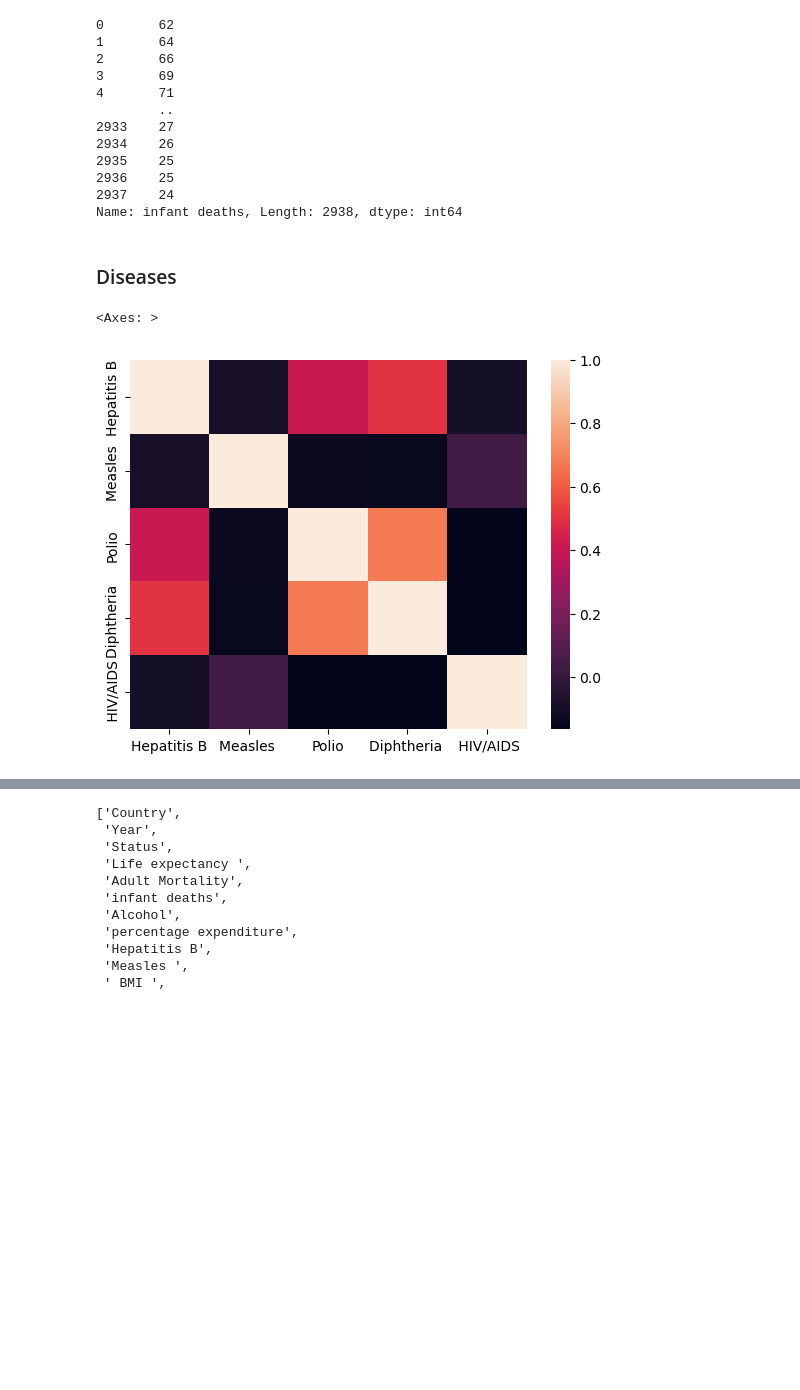
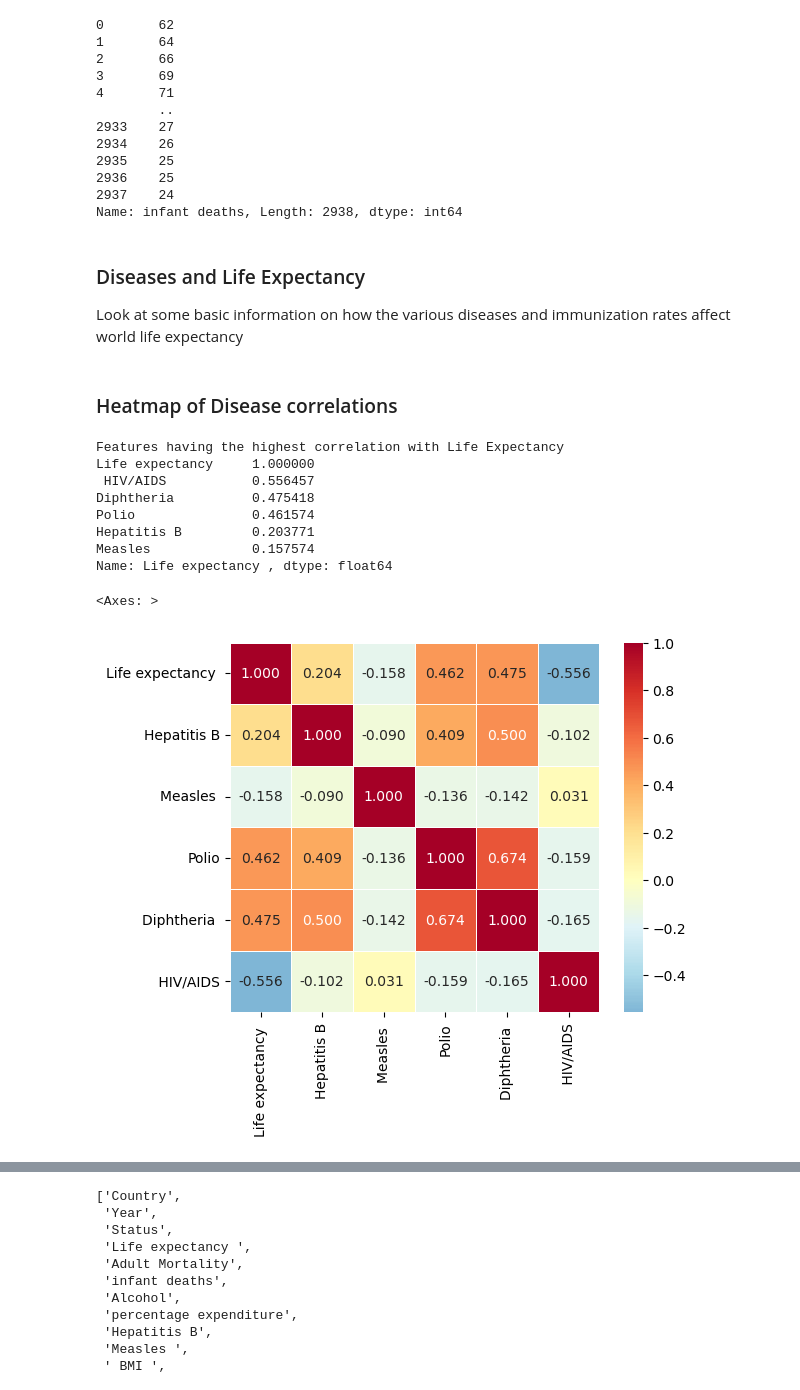
Before and after one commit to einsteinxx/UCLA_450.2_SUMMER, a Jupyter notebook: FinalProject_KeaneGonzalez.ipynb, the cells around one changed output, grey strips where cells are left out. Saved outputs shown, nothing was run; the diff lists cells and outputs as text; code cells hidden in the pictures; blank space fills up the shorter version.

Commit message:
CHANGE	Added some disease information

```diff
--- a/FinalProject_KeaneGonzalez.ipynb
+++ b/FinalProject_KeaneGonzalez.ipynb
@@ -693,16 +716,48 @@ who_df[number_columns_list[2]]
 2937    24
 Name: infant deaths, Length: 2938, dtype: int64
 # %% [markdown]
-### Diseases
+### Diseases and Life Expectancy
+Look at some basic information on how the various diseases and immunization rates affect world life expectancy
+# %% [markdown]
+### Heatmap of Disease correlations
 # %%
 #
 # Set up a list containing all of the disease related features
 # Set up another list with some basic plot information for each of these features
 #
-disease_list= ['Country','Hepatitis B','Measles ','Polio','Diphtheria ',' HIV/AIDS']
-disease_yaxis = ['% Immunized', '% Immunized', '% Immunized', '% Immunized', 'Affected Pop (1k)'] #skipping the Country element of the main list
+#disease_list= ['Country','Hepatitis B','Measles ','Polio','Diphtheria ',' HIV/AIDS']
+disease_list=['Country','Life expectancy ','Hepatitis B','Measles ','Polio','Diphtheria ',' HIV/AIDS']
+disease_yaxis = ['Years','% Immunized', '% Immunized', '% Immunized', '% Immunized', 'Affected Pop (1k)'] #skipping the Country element of the main list
 # %%
-sns.heatmap(who_df[disease_list[1:]].corr())
+#sns.heatmap(who_df[disease_list[1:]].corr())
+
+#
+#
+#
+
+disease_correlation = who_df[disease_list[1:]].corr() #save the
+
+life_expectancy_disease_correlation = disease_correlation['Life expectancy ']
+sorted_correlations = life_expectancy_disease_correlation.abs().sort_values(ascending=False)
+
+
+print('Features having the highest correlation with Life Expectancy')
+print(sorted_correlations)
+
+sns.heatmap(who_df[disease_list[1:]].corr(),annot=True,
+            cmap='RdYlBu_r',
+            center=0,
+            square=True,
+            linewidths=0.5,
+            fmt='.3f')
 # %% [output]
-<Axes: >
+Features having the highest correlation with Life Expectancy
+Life expectancy     1.000000
+ HIV/AIDS           0.556457
+Diphtheria          0.475418
+Polio               0.461574
+Hepatitis B         0.203771
+Measles             0.157574
+Name: Life expectancy , dtype: float64
+<Axes: >
-[figure, old version]
+[figure, new version]
```
Also changed, not shown: parts of 19 cells of this notebook.
